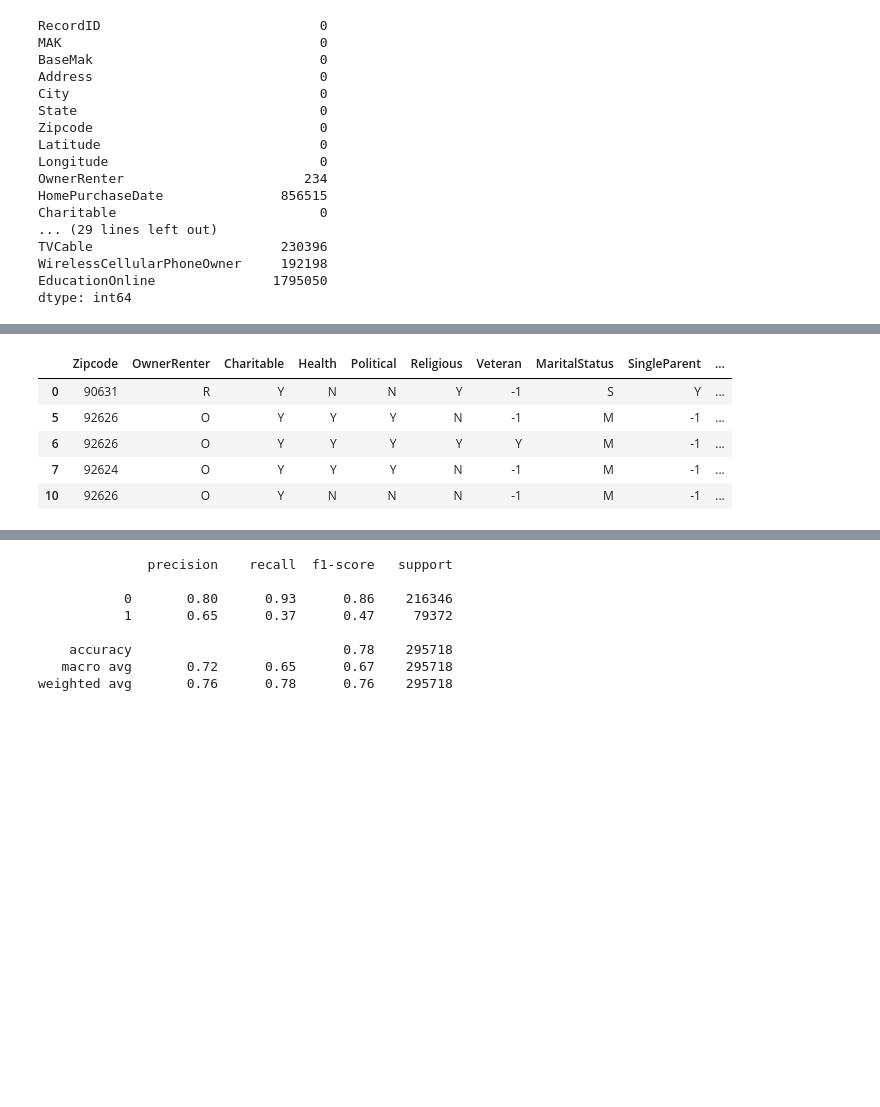
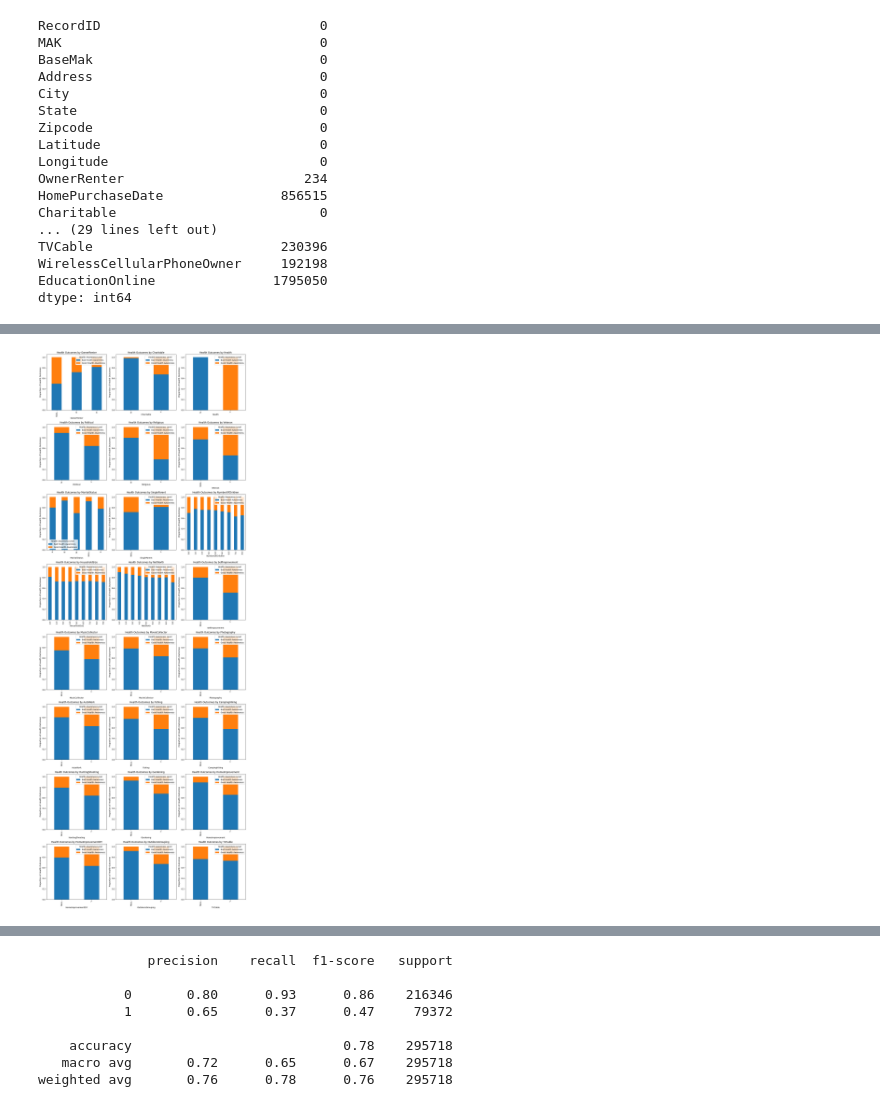
Before and after one commit to anonymous-himalayas/I-See-OC-Health, a Jupyter notebook: melissa.ipynb, the cells around one changed output, grey strips where cells are left out. Saved outputs shown, nothing was run; the diff lists cells and outputs as text; code cells hidden in the pictures; blank space fills up the shorter version.

```diff
--- a/melissa.ipynb
+++ b/melissa.ipynb
@@ -137,15 +104,33 @@ HomeImprovementDIY    0
 OutdoorsGrouping      0
 TVCable               0
 dtype: int64
-# %%
-consumer_df_new_1.head()
-# %% [output]
-|  | Zipcode | OwnerRenter | Charitable | Health | Political | Religious | Veteran | MaritalStatus | SingleParent | ... |
-| 0 | 90631 | R | Y | N | N | Y | -1 | S | Y | ... |
-| 5 | 92626 | O | Y | Y | Y | N | -1 | M | -1 | ... |
-| 6 | 92626 | O | Y | Y | Y | Y | Y | M | -1 | ... |
-| 7 | 92624 | O | Y | Y | Y | N | -1 | M | -1 | ... |
-| 10 | 92626 | O | Y | N | N | N | -1 | M | -1 | ... |
+# %%
+consumer_df_new_2 = consumer_df_new_1.drop(columns = ['City', 'Longitude', 'Latitude', 'Zipcode'])
+consumer_df_new_2 = consumer_df_new_2.replace({-1: 'NULL'})
+
+def plot_binary_health_relations(df, columns):
+    # Determine the layout of the subplots
+    num_columns = len(columns)
+    num_rows = int(np.ceil(num_columns / 3))  # Adjust the number of rows here as needed
+    fig, axes = plt.subplots(num_rows, 3, figsize=(15, 5 * num_rows))
+    axes = axes.flatten()  # Flatten the axes array for easy iteration
+
+    for i, column in enumerate(columns):
+        health_proportions = df.groupby(column)['Health'].value_counts(normalize=True).unstack()
+        health_proportions.plot(kind='bar', stacked=True, ax=axes[i])
+        axes[i].set_title(f'Health Outcomes by {column}')
+        axes[i].set_xlabel(column)
+        axes[i].set_ylabel('Proportion of Health Outcomes')
+        axes[i].legend(title='Health Awareness Level', labels=['Bad Health Awareness', 'Good Health Awareness'])
+
+    plt.tight_layout()
+    plt.show()
+
+# Example usage:
+columns = consumer_df_new_2.columns.tolist()
+plot_binary_health_relations(consumer_df_new_2, columns)
+# %% [output]
+[figure, added]
 # %%
 consumer_df_new_1['OwnerRenter'] = consumer_df_new_1['OwnerRenter'].apply(lambda x:1 if x == 'O' else 0).astype(int)
 # %%
```
Also changed, not shown: parts of 33 cells of this notebook, 1 other file.
